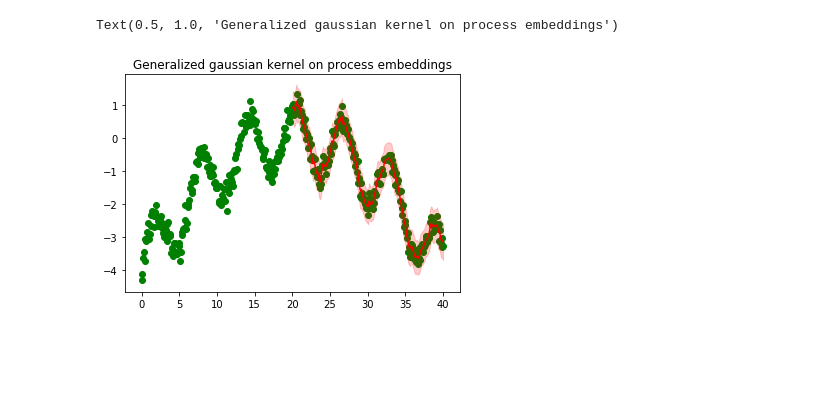
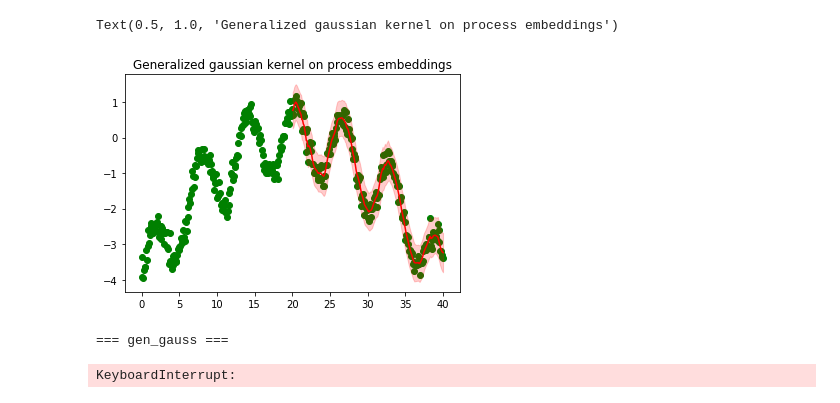
Before and after one commit to zalandoresearch/JaxRK, a Jupyter notebook: examples/Process_kernels_experiments.ipynb, the cells around one changed output. Cells and saved outputs as stored; diff of their text form; code cells hidden in the pictures; blank space fills up the shorter version.

Commit message:
Traffic example works using periodic kernel instead of gaussian for index

```diff
--- a/examples/Process_kernels_experiments.ipynb
+++ b/examples/Process_kernels_experiments.ipynb
@@ -15,6 +19,10 @@ from copy import copy
 # %%
 x = np.linspace(0, 40, 400).reshape((-1, 1))
 y = np.sin(x) -(0.1*(x-20))**2 + randn(len(x)).reshape((-1, 1)) * 0.2
+in_kern = SplitDimsKernel([0,1, 2], [PeriodicKernel(5, 1), GaussianKernel(0.5)])
 out_kern = GaussianKernel(0.5)
 
-pl.scatter(x.T, y.T)
+
+pl.axvspan(0, 300, alpha=0.2, color="g", label="reference trajectory")
+pl.scatter(np.arange(x.shape[0]),y.flatten())
+pl.legend(loc="best")
@@ -45,35 +60,48 @@ def plot_pred(mean_var, x, y, points_per_split = 1):
     pl.fill_between(x[200:].flatten(), mean_var.T[0].flatten() + sd, mean_var.T[0].flatten() - sd, color="red", alpha=0.2)
 # %%
 refervec = FiniteVec(out_kern, np.linspace(y.min() - 4, y.max() + 4, 6000)[:, None])
-invec_gg = SpVec(out_kern, np.hstack((x[:-1], y[:-1])), np.array([len(x) - 1]), use_subtrajectories = True, use_inner="gen_gauss")
-invec_lin = SpVec(out_kern, np.hstack((x[:-1], y[:-1])), np.array([len(x) - 1]), use_subtrajectories = True, use_inner="linear")
-invec_pol = SpVec(out_kern, np.hstack((x[:-1], y[:-1])), np.array([len(x) - 1]), use_subtrajectories = True, use_inner="poly")
+invec_gg = SpVec(in_kern, np.hstack((x[:-1], y[:-1])), np.array([len(x) - 1]), use_subtrajectories = True, use_inner="gen_gauss")
+invec_lin = SpVec(in_kern,
+                  np.hstack((x[:-1], y[:-1])),
+                  np.array([len(x) - 1]),
+                  use_subtrajectories = True,
+                  use_inner="linear")
+invec_pol = SpVec(in_kern, np.hstack((x[:-1], y[:-1])), np.array([len(x) - 1]), use_subtrajectories = True, use_inner="poly")
 outvec = FiniteVec(out_kern, y[1:])
 # %%
 cd_gg = Cmo(invec_gg, outvec)
-mean_var_gg = np.array(multiply(cd_gg, invec_gg).normalized().get_mean_var()).T
+mean_var_gg = np.array((cd_gg @ invec_gg).normalized().get_mean_var()).T
 plot_pred(mean_var_gg[199:], x, y)
 pl.title("Generalized gaussian kernel on process embeddings")
 # %% [output]
 Text(0.5, 1.0, 'Generalized gaussian kernel on process embeddings')
-[figure, old version]
+[figure, new version]
 # %%
 cmo_gg = Cmo(invec_gg, outvec)
 cmo_lin = Cmo(invec_lin, outvec)
 cmo_pol = Cmo(invec_pol, outvec)
 # %%
-from tqdm import tqdm
+import cProfile as profile
 
 
-samps = {}
-for (use_inner, cmo) in [("gen_gauss", cmo_gg), ("linear", cmo_lin), ("poly", cmo_pol), ]:
-    print(use_inner)
-    invec_inf = SpVec(out_kern, np.hstack((x[:200], y[:200])), np.array([200]), use_subtrajectories = False, use_inner="gen_gauss")
-    ro = RolloutSpVec(cmo, invec_inf, 1)
-    rval = []
-    for i in tqdm(range(1, 210)):
-        new_point = cur_ro.current_outp_emb.point_representant()
-        rval.append(new_point)
-        cur_ro.update(new_point)
-    samps[use_inner] = rval
+def rollout():
+    samps = {}
+    for (use_inner, cmo) in [ ("gen_gauss", cmo_gg), ("linear", cmo_lin),]:
+        print("\n===", use_inner, "===\n\n")
+        invec_inf = SpVec(in_kern, np.hstack((x[:200], y[:200])), np.array([200]), use_subtrajectories = False, use_inner=use_inner) #initial observed trajectory/warmup
+        cur_ro = RolloutSpVec(cmo, invec_inf, 1)
+        rval = []
+        for i in tqdm(range(1, 400)):
+            new_point = cur_ro.current_outp_emb.point_representant()
+            rval.append(new_point)
+            cur_ro.update(new_point)
+        samps[use_inner] = rval
+    return samps
+pr = profile.Profile()
+pr.enable()
+samps = rollout()
+pr.disable()
+# %% [output]
+=== gen_gauss ===
+KeyboardInterrupt:
 # %%
```
Also changed, not shown: parts of 36 cells of this notebook, 7 other files.
